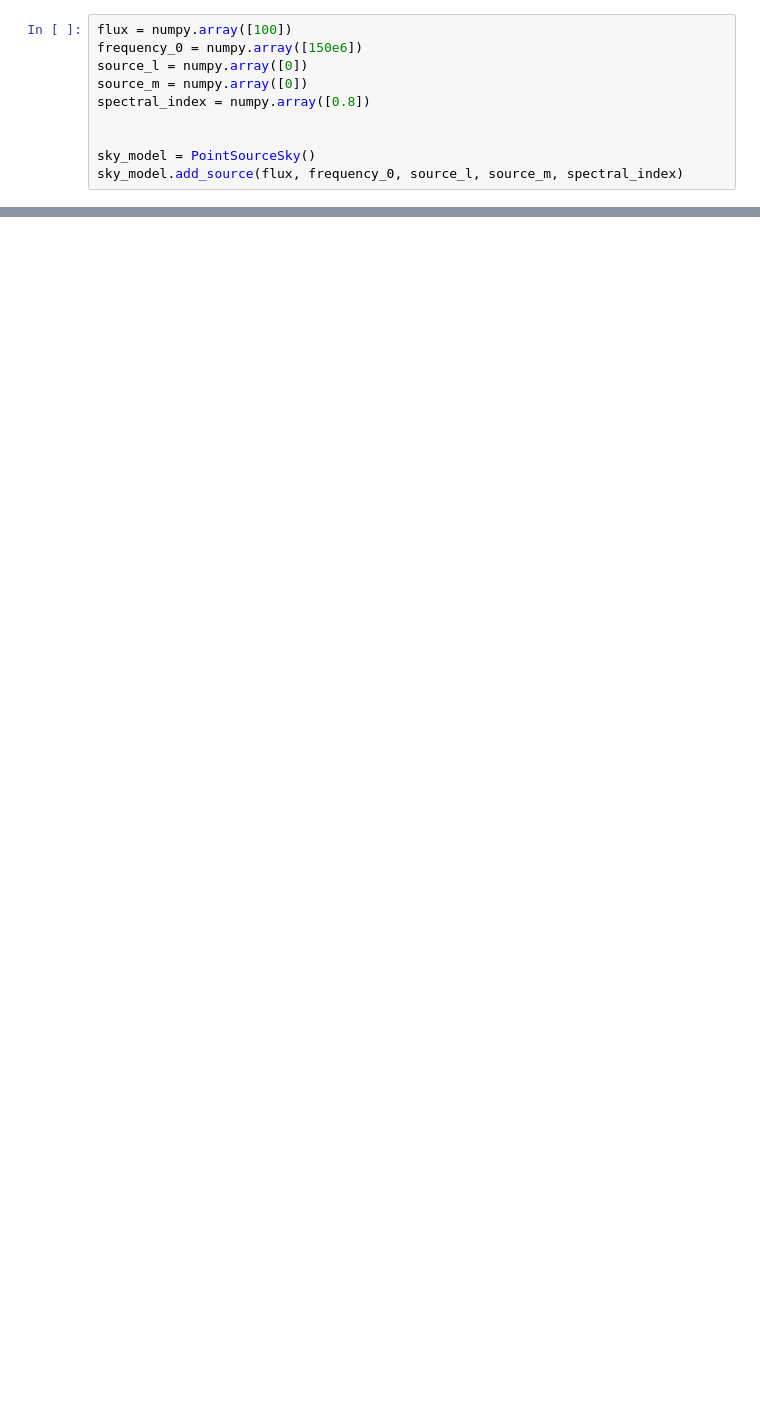
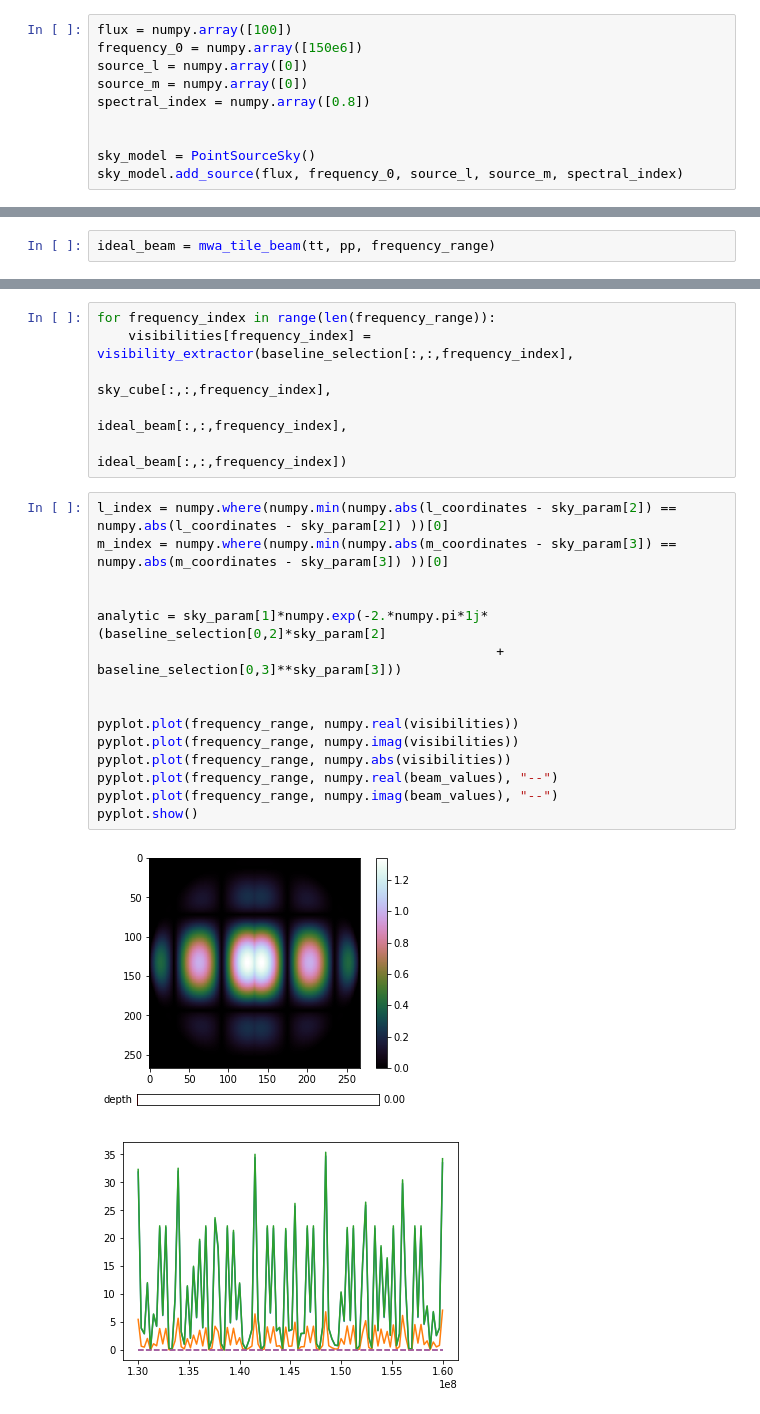
Before and after one commit to ronniyjoseph/Beam-Perturbations, a Jupyter notebook: Beam_Covariance_Analytic.ipynb, the cells around one changed output, grey strips where cells are left out. Cells and saved outputs as stored; diff of their text form; blank space fills up the shorter version.

```diff
--- a/Beam_Covariance_Analytic.ipynb
+++ b/Beam_Covariance_Analytic.ipynb
@@ -174,0 +292,2 @@ covariance_plot.set_aspect('equal')
+# %%
+ideal_beam = mwa_tile_beam(tt, pp, frequency_range)
@@ -174,0 +318,24 @@ covariance_plot.set_aspect('equal')
+# %%
+for frequency_index in range(len(frequency_range)):
+    visibilities[frequency_index] = visibility_extractor(baseline_selection[:,:,frequency_index],
+                                                         sky_cube[:,:,frequency_index],
+                                                         ideal_beam[:,:,frequency_index],
+                                                         ideal_beam[:,:,frequency_index])
+# %%
+l_index = numpy.where(numpy.min(numpy.abs(l_coordinates - sky_param[2]) == numpy.abs(l_coordinates - sky_param[2]) ))[0]
+m_index = numpy.where(numpy.min(numpy.abs(m_coordinates - sky_param[3]) == numpy.abs(m_coordinates - sky_param[3]) ))[0]
+
+
+analytic = sky_param[1]*numpy.exp(-2.*numpy.pi*1j*(baseline_selection[0,2]*sky_param[2]
+                                                   + baseline_selection[0,3]**sky_param[3]))
+
+
+pyplot.plot(frequency_range, numpy.real(visibilities))
+pyplot.plot(frequency_range, numpy.imag(visibilities))
+pyplot.plot(frequency_range, numpy.abs(visibilities))
+pyplot.plot(frequency_range, numpy.real(beam_values), "--")
+pyplot.plot(frequency_range, numpy.imag(beam_values), "--")
+pyplot.show()
+# %% [output]
+[figure, added]
+[figure, added]
```
Also changed, not shown: parts of 19 cells of this notebook, 2 other files.
